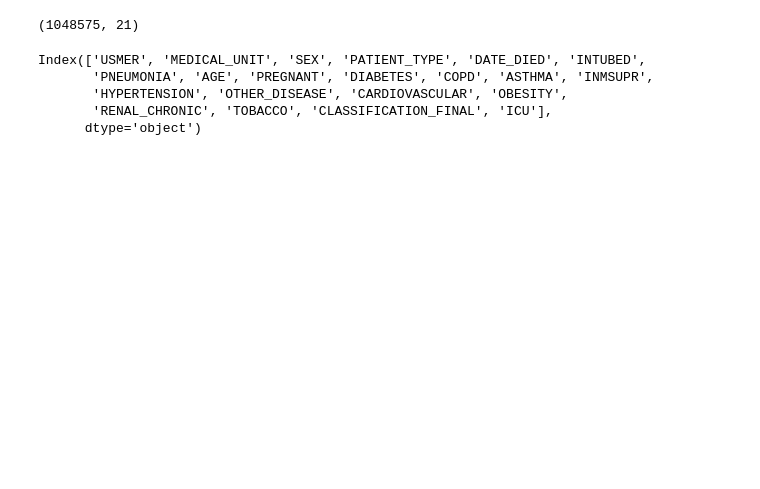
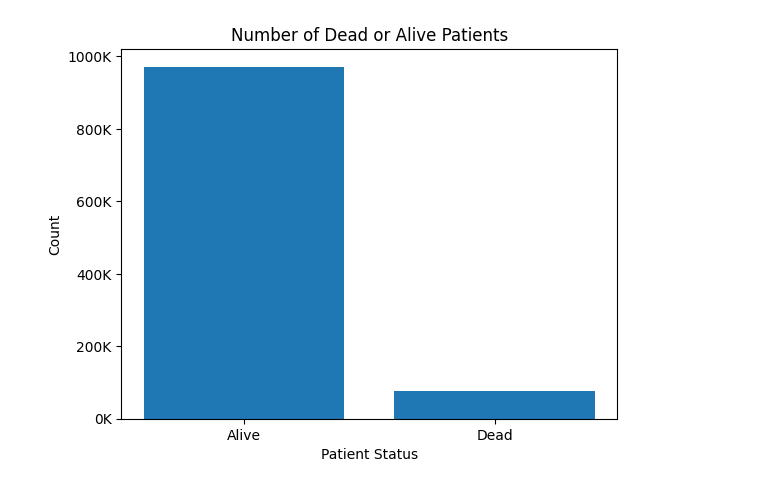
Before and after one commit to AlayandeWork/Covid.Data.Analysis, a Jupyter notebook: Covid_Assignment.ipynb, the cells around one changed output. Drawn from its saved outputs; the diff is of its cells as text; code cells hidden in the pictures; blank space fills up the shorter version.

```diff
--- a/Covid_Assignment.ipynb
+++ b/Covid_Assignment.ipynb
@@ -25,10 +64,9 @@ covid["CLASSIFICATION_FINAL"].replace(to_replace={pd.NA: "Negative or Inconclusi
-# %%
-covid["PATIENT_TYPE"] = covid["PATIENT_TYPE"].astype(str)
 # %%
 care_type = {
     "1": "Returned Home",
     "2": "Hospitalization",
     "97": "Missing Data",
+    "98": "Missing Data",
     "99": "Missing Data"
 }
 covid["PATIENT_TYPE"] = covid["PATIENT_TYPE"].astype(str).replace(care_type)
@@ -37,8 +75,8 @@ monia = {
     "1": "Yes",
     "2": "No",
     "97": "Missing Data",
-    "99": "Missing Data",
-    "98": "Missing Data"
+    "98": "Missing Data",
+    "99": "Missing Data"
 }
 covid["PNEUMONIA"] = covid["PNEUMONIA"].astype(str).replace(monia)
 covid["PREGNANT"] = covid["PREGNANT"].astype(str).replace(monia)
@@ -55,4 +93,3 @@ covid["TOBACCO"] = covid["TOBACCO"].astype(str).replace(monia)
 covid["USMER"] = covid["USMER"].astype(str).replace(monia)
 covid["INTUBED"] = covid["INTUBED"].astype(str).replace(monia)
 covid["ICU"] = covid["ICU"].astype(str).replace(monia)
-covid["DATE_DIED"] = covid["DATE_DIED"].astype(str).replace("9999-99-99","9999-01-02")
@@ -103,12 +95,0 @@ memory usage: 168.0+ MB
-# %%
-covid.shape
-# %% [output]
-(1048575, 21)
-# %%
-covid.columns
-# %% [output]
-Index(['USMER', 'MEDICAL_UNIT', 'SEX', 'PATIENT_TYPE', 'DATE_DIED', 'INTUBED',
-       'PNEUMONIA', 'AGE', 'PREGNANT', 'DIABETES', 'COPD', 'ASTHMA', 'INMSUPR',
-       'HYPERTENSION', 'OTHER_DISEASE', 'CARDIOVASCULAR', 'OBESITY',
-       'RENAL_CHRONIC', 'TOBACCO', 'CLASSIFICATION_FINAL', 'ICU'],
-      dtype='object')
@@ -116,0 +98,31 @@ covid.to_csv('New Covid Assignment.csv', index=False)
+# %%
+def dod_count():
+    Alive = 0
+    Dead = 0
+
+    for i in covid["DATE_DIED"]:
+        if i == "9999-01-02":
+            Alive += 1
+        else:
+            Dead += 1
+
+    return Alive,Dead
+# %%
+Alive, Dead = dod_count()
+
+labels = ['Alive', 'Dead']
+counts = [Alive, Dead]
+
+plt.bar(labels, counts)
+plt.xlabel('Patient Status')
+plt.ylabel('Count')
+plt.title('Number of Dead or Alive Patients')
+
+def format_thousands(x,pos):
+    return f'{x/1000:.0f}K'
+
+plt.gca().yaxis.set_major_formatter(ticker.FuncFormatter(format_thousands))
+
+plt.show()
+# %% [output]
+[figure, added]
```
Also changed, not shown: parts of 31 cells of this notebook, 19 other files.
